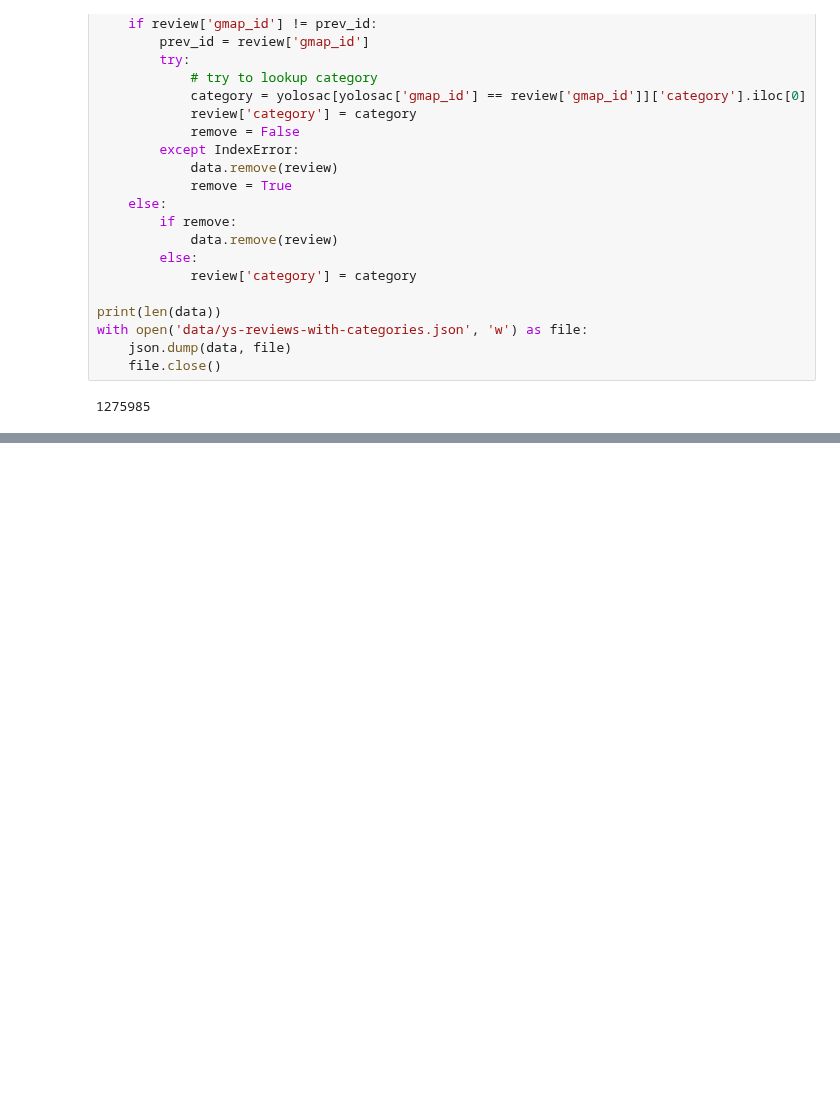
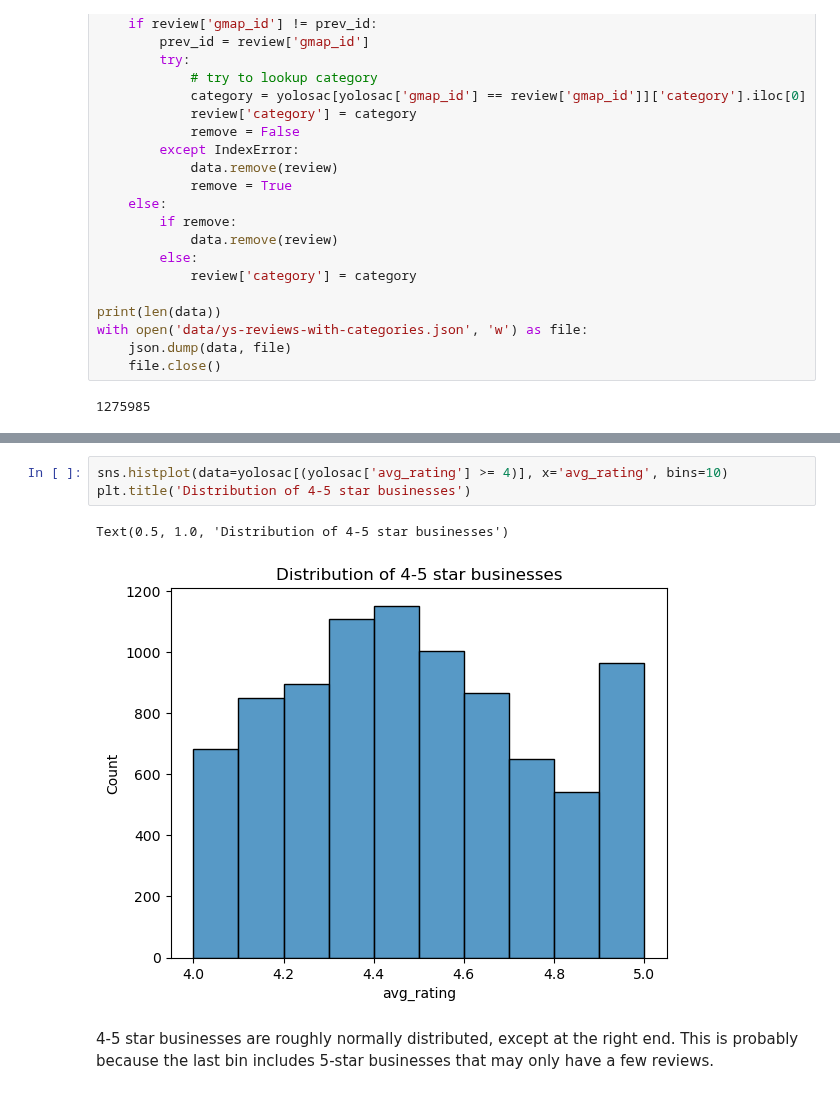
Before and after one commit to jotyot/rate-review, a Jupyter notebook: eda.ipynb, the cells around one changed output, grey strips where cells are left out. Drawn from its saved outputs; the diff is of its cells as text; blank space fills up the shorter version.

```diff
--- a/eda.ipynb
+++ b/eda.ipynb
@@ -102,0 +174,8 @@ KeyError: 0
+# %%
+sns.histplot(data=yolosac[(yolosac['avg_rating'] >= 4)], x='avg_rating', bins=10)
+plt.title('Distribution of 4-5 star businesses')
+# %% [output]
+Text(0.5, 1.0, 'Distribution of 4-5 star businesses')
+[figure, added]
+# %% [markdown]
+4-5 star businesses are roughly normally distributed, except at the right end. This is probably because the last bin includes 5-star businesses that may only have a few reviews.
```
Also changed, not shown: parts of 23 cells of this notebook.
